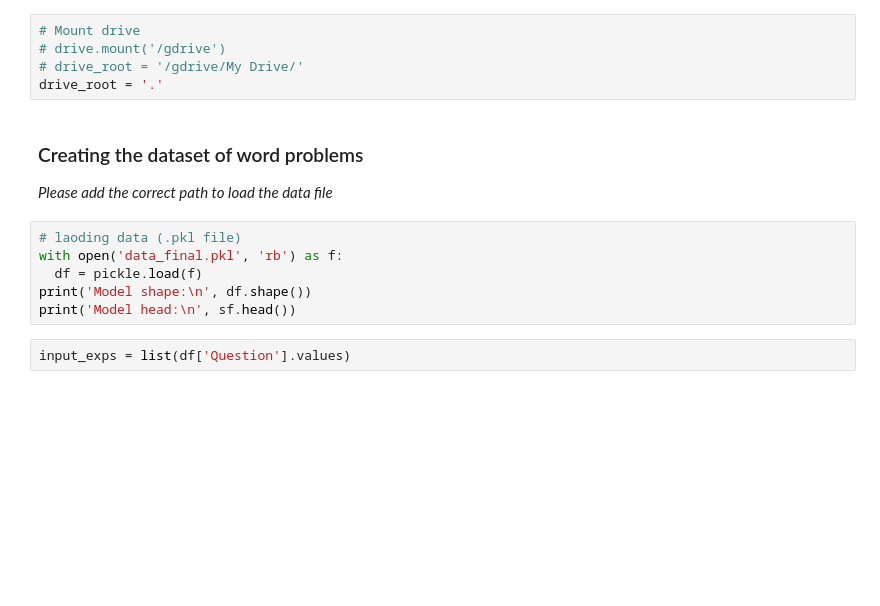
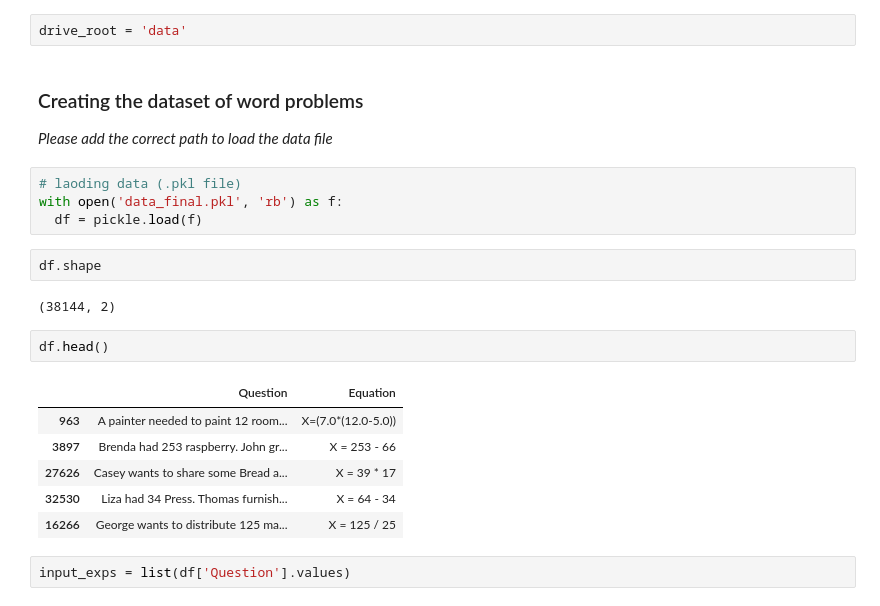
Before and after one commit to Eddie6382/dl-math-solver, a Jupyter notebook: Transformer_Final.ipynb, the cells around one changed output. Cells and saved outputs as stored; diff of their text form; blank space fills up the shorter version.

```diff
--- a/Transformer_Final.ipynb
+++ b/Transformer_Final.ipynb
@@ -27,8 +97,5 @@ tf.__version__
-# %%
-# Mount drive
-# drive.mount('/gdrive')
-# drive_root = '/gdrive/My Drive/'
-drive_root = '.'
+# %%
+drive_root = 'data'
 # %% [markdown]
 ### Creating the dataset of word problems
 
@@ -37,8 +104,19 @@ drive_root = '.'
 # laoding data (.pkl file)
 with open('data_final.pkl', 'rb') as f:
   df = pickle.load(f)
-print('Model shape:\n', df.shape())
-print('Model head:\n', sf.head())
+# %%
+df.shape
+# %% [output]
+(38144, 2)
+# %%
+df.head()
+# %% [output]
+|  | Question | Equation |
+| 963 | A painter needed to paint 12 room... | X=(7.0*(12.0-5.0)) |
+| 3897 | Brenda had 253 raspberry. John gr... | X = 253 - 66 |
+| 27626 | Casey wants to share some Bread a... | X = 39 * 17 |
+| 32530 | Liza had 34 Press. Thomas furnish... | X = 64 - 34 |
+| 16266 | George wants to distribute 125 ma... | X = 125 / 25 |
 # %%
 input_exps = list(df['Question'].values)
 # %%
```
Also changed, not shown: parts of 49 cells of this notebook, 2 other files.
